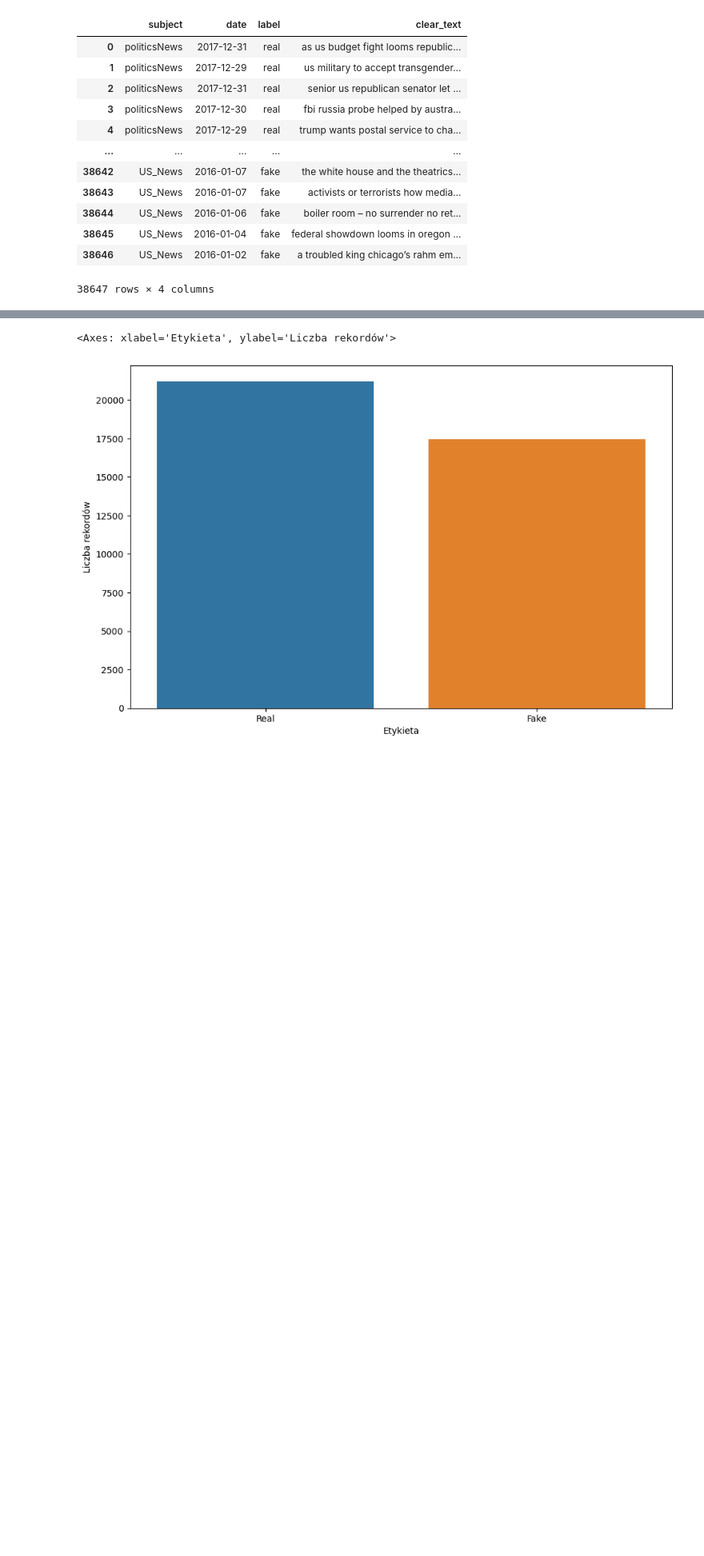
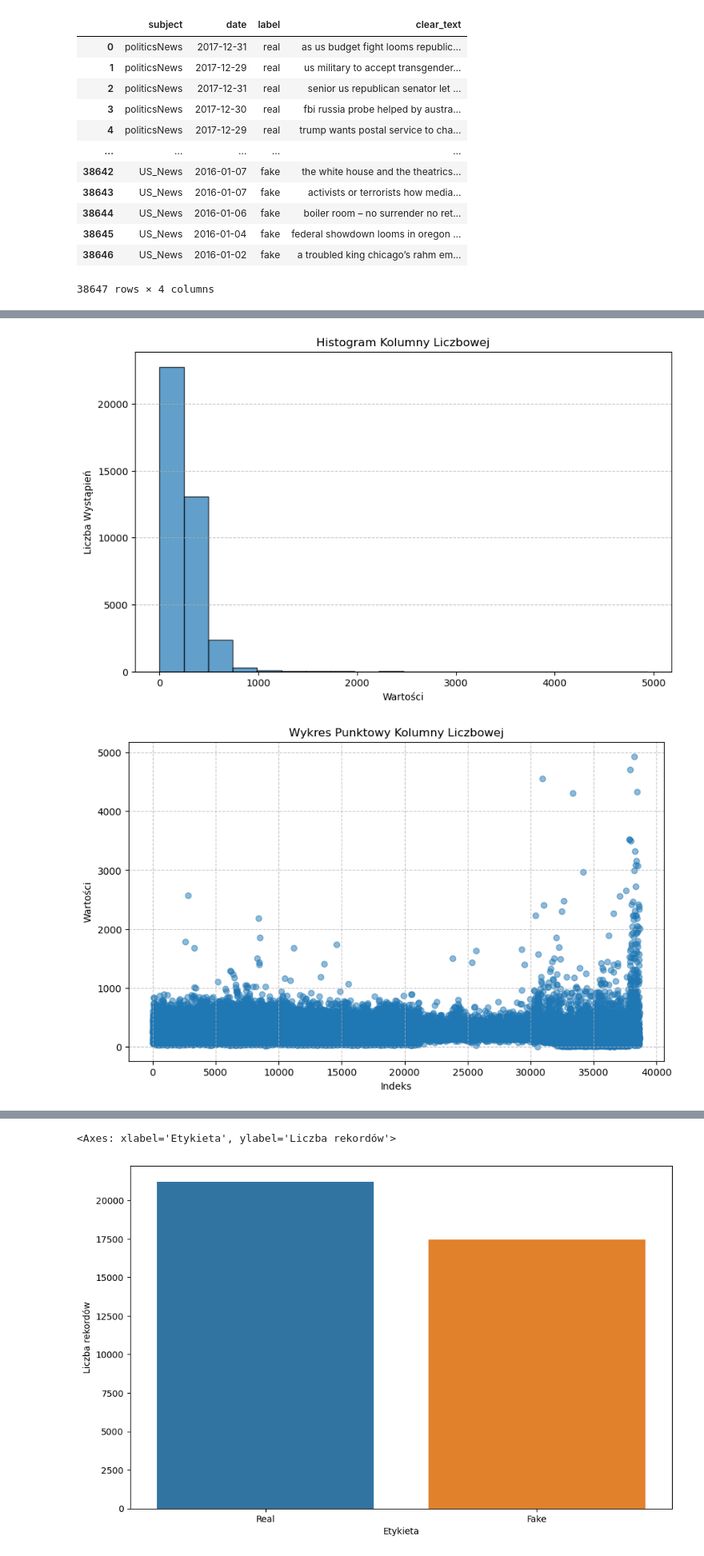
Before and after one commit to LJaremek/ZPRP-news-classification, a Jupyter notebook: notebooks/prepare_data.ipynb, the cells around one changed output, grey strips where cells are left out. Shown at 80% size. Cells and saved outputs as stored; diff of their text form; code cells hidden in the pictures; blank space fills up the shorter version.

```diff
--- a/notebooks/prepare_data.ipynb
+++ b/notebooks/prepare_data.ipynb
@@ -31,8 +37,8 @@ BAD_SYMBOLS = (
     '}', '~'
 )
 
+stop_words = set(stopwords.words("english"))
 sid = SentimentIntensityAnalyzer()
-
 
 
 def plot_records_months(monthly_counts) -> None:
@@ -124,6 +130,17 @@ def check_sentiment(text: str) -> str:
     scores = sid.polarity_scores(text)
     sentiment = max(scores, key=scores.get)
     return sentiment
+
+
+def remove_stop_words(text: str) -> str:
+    words = word_tokenize(text, "english")
+    filtered_words = [
+        word.lower()
+        for word in words
+        if word.lower() not in stop_words
+        ]
+
+    return ' '.join(filtered_words)
 # %% [markdown]
 # Real news - Analysing data
 # %%
@@ -445,0 +480,34 @@ df
+# %%
+def split_len(text: str) -> int:
+    return len(text.split(" "))
+
+
+df["words_counter"] = df["clear_text"].apply(split_len)
+df["words_counter"].value_counts()
+
+
+
+plt.figure(figsize=(10, 6))
+plt.hist(df['words_counter'], bins=20, edgecolor='black', alpha=0.7)
+plt.xlabel('Wartości')
+plt.ylabel('Liczba Wystąpień')
+plt.title('Histogram Kolumny Liczbowej')
+plt.grid(axis='y', linestyle='--', alpha=0.7)
+plt.show()
+
+plt.figure(figsize=(10, 6))
+plt.scatter(df.index, df['words_counter'], alpha=0.5)
+plt.xlabel('Indeks')
+plt.ylabel('Wartości')
+plt.title('Wykres Punktowy Kolumny Liczbowej')
+plt.grid(axis='both', linestyle='--', alpha=0.7)
+plt.show()
+
+plt.figure(figsize=(8, 5))
+plt.boxplot(df['words_counter'], vert=False)
+plt.xlabel('Wartości')
+plt.title('Boxplot Kolumny Liczbowej')
+plt.show()
+# %% [output]
+[figure, added]
+[figure, added]
```
Also changed, not shown: parts of 7 cells of this notebook, 1 other file.
